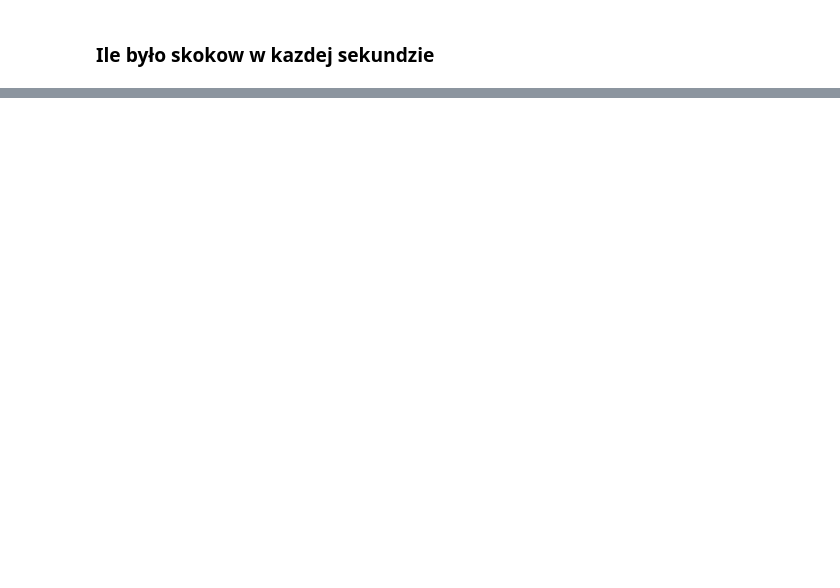
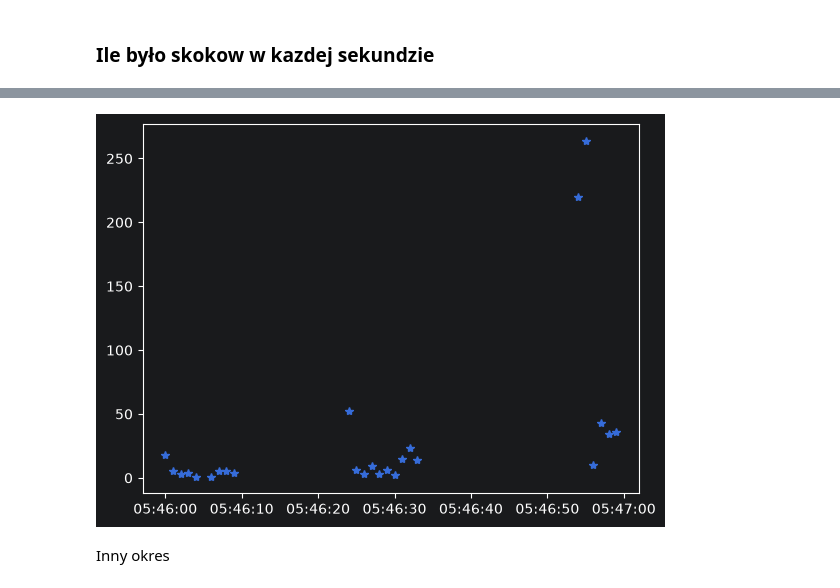
Before and after one commit to wiedzmin1414/bitcoin-node-data, a Jupyter notebook: analiza_skokow_w_sekundzie.ipynb, the cells around one changed output, grey strips where cells are left out. Cells and saved outputs as stored; diff of their text form; code cells hidden in the pictures; blank space fills up the shorter version.

```diff
--- a/analiza_skokow_w_sekundzie.ipynb
+++ b/analiza_skokow_w_sekundzie.ipynb
@@ -662,0 +181,6 @@ MemoryError: Unable to allocate 819. GiB for an array with shape (9999, 10999170
+# %%
+start = pd.Timestamp('2025-08-11 05:46:00')
+end = pd.Timestamp('2025-08-11 05:46:59')
+
+to_plot = df_filtered.loc[start:end]
+to_plot
@@ -662,0 +205,7 @@ MemoryError: Unable to allocate 819. GiB for an array with shape (9999, 10999170
+# %%
+plt.plot(to_plot, "*")
+plt.show()
+# %% [output]
+[figure, added]
+# %% [markdown]
+Inny okres
```
Also changed, not shown: parts of 130 cells of this notebook.
